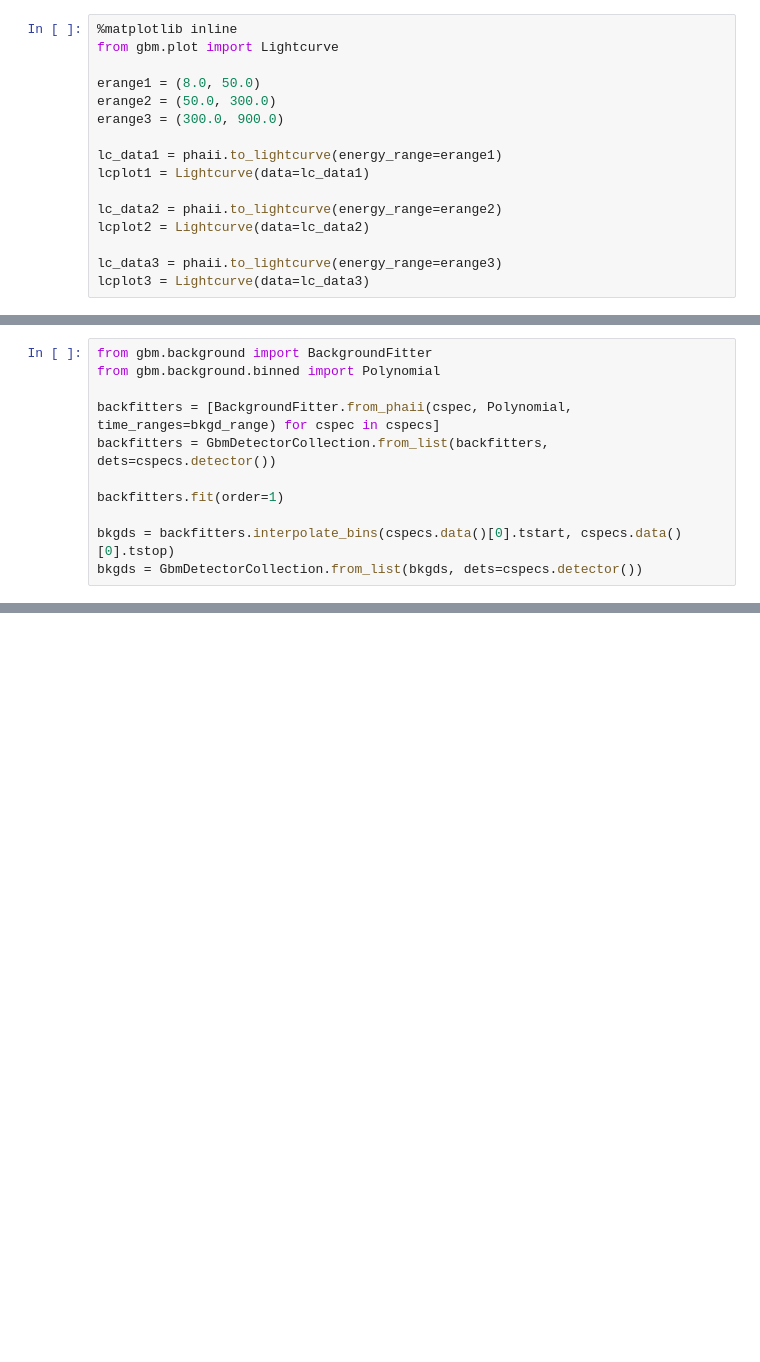
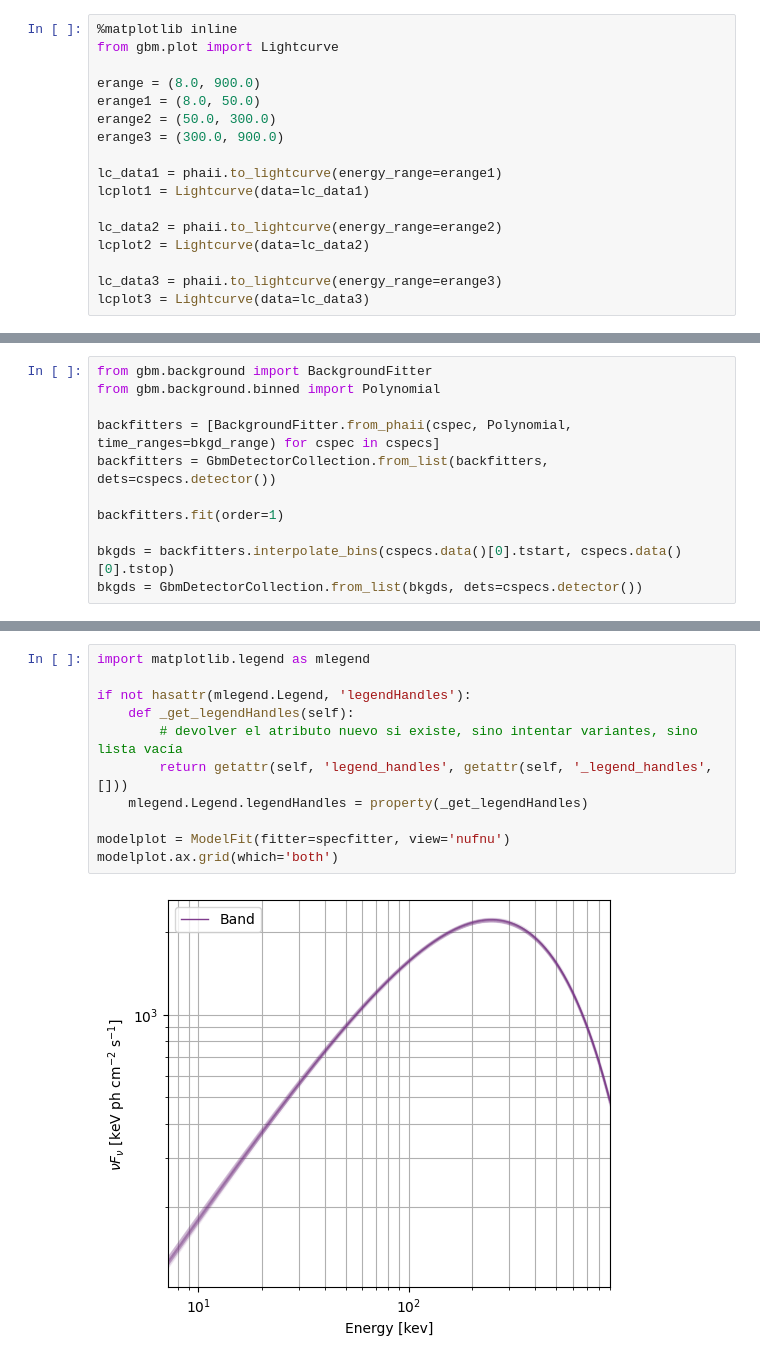
Before and after one commit to Reegh/Astro-GRBs, a Jupyter notebook: LightCurve_Test/bn090926181.ipynb, the cells around one changed output, grey strips where cells are left out. Saved outputs shown, nothing was run; the diff lists cells and outputs as text; blank space fills up the shorter version.

```diff
--- a/LightCurve_Test/bn090926181.ipynb
+++ b/LightCurve_Test/bn090926181.ipynb
@@ -11,6 +11,7 @@ phaii = tte.to_phaii(bin_by_time, 1.024, time_ref=0.0)
 %matplotlib inline
 from gbm.plot import Lightcurve
 
+erange = (8.0, 900.0)
 erange1 = (8.0, 50.0)
 erange2 = (50.0, 300.0)
 erange3 = (300.0, 900.0)
@@ -82,0 +193,13 @@ _ = [specplot.add_selection(src_spec) for specplot, src_spec in zip(specplots, s
+# %%
+import matplotlib.legend as mlegend
+
+if not hasattr(mlegend.Legend, 'legendHandles'):
+    def _get_legendHandles(self):
+        # devolver el atributo nuevo si existe, sino intentar variantes, sino lista vacía
+        return getattr(self, 'legend_handles', getattr(self, '_legend_handles', []))
+    mlegend.Legend.legendHandles = property(_get_legendHandles)
+
+modelplot = ModelFit(fitter=specfitter, view='nufnu')
+modelplot.ax.grid(which='both')
+# %% [output]
+[figure, added]
```
Also changed, not shown: parts of 11 cells of this notebook, 1 other file.
